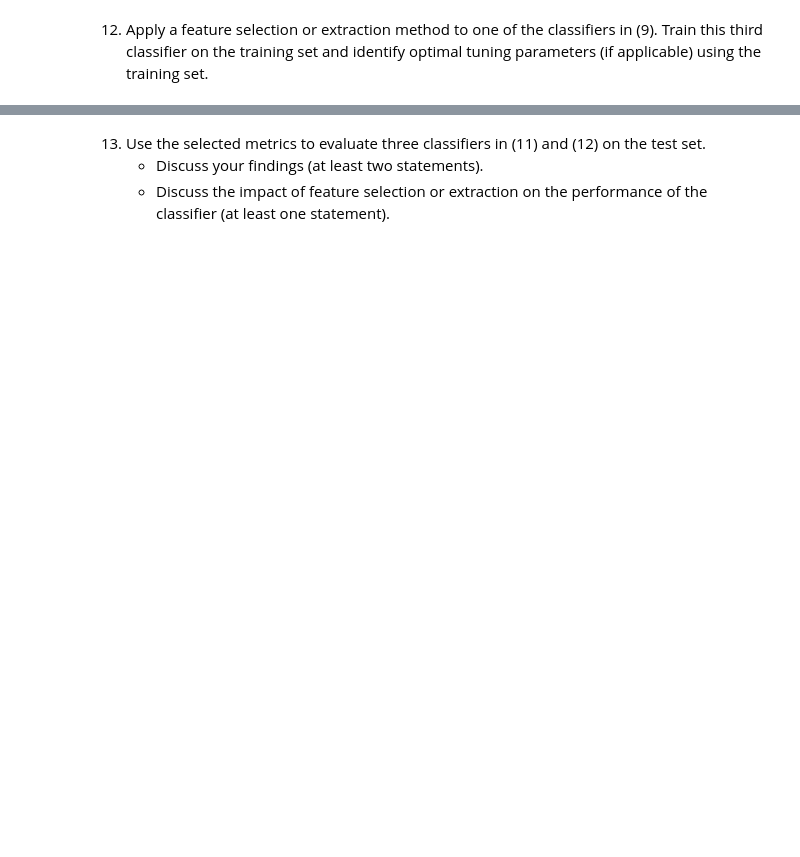
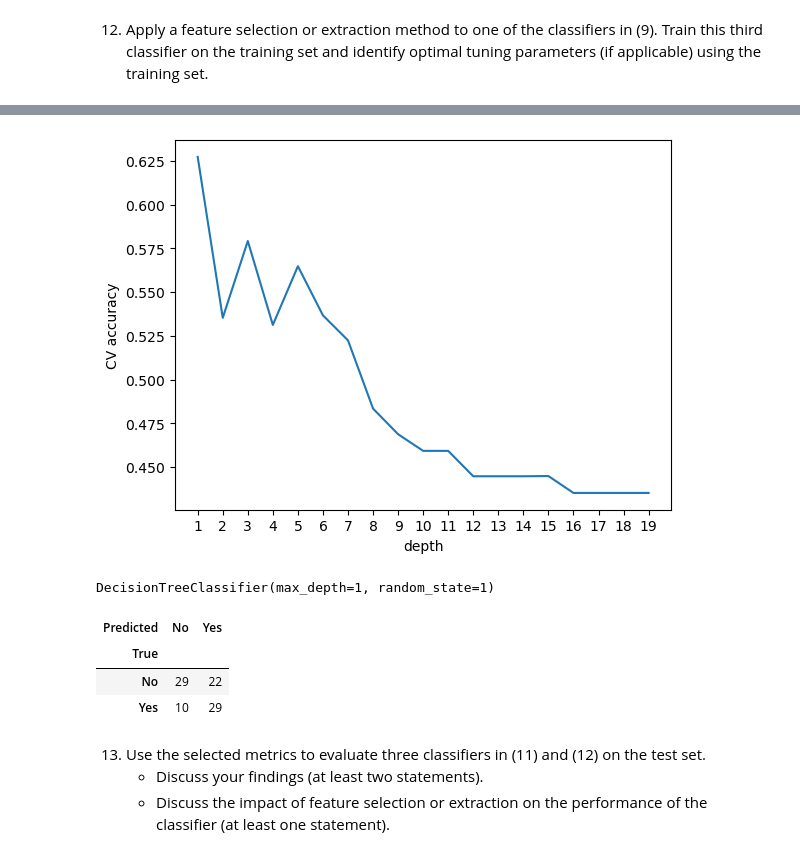
Before and after one commit to tazqq/Assignment6_Group16, a Jupyter notebook: Assignment_6.ipynb, the cells around one changed output, grey strips where cells are left out. Drawn from its saved outputs; the diff is of its cells as text; code cells hidden in the pictures; blank space fills up the shorter version.

```diff
--- a/Assignment_6.ipynb
+++ b/Assignment_6.ipynb
@@ -240,3 +312,54 @@ DecisionTreeClassifier(max_depth=6, random_state=1)
+# %%
+selected_features = ["age", "trestbps", "fbs"]
+X_train_N = X_train[selected_features].copy()
+X_test_N = X_test[selected_features].copy()
+# %%
+depth_range = range(1, 20)
+cv_scores_N = []
+for k in depth_range:
+    dt = DecisionTreeClassifier(
+        criterion='gini', # growing tree based on gini index
+        random_state=0,
+        max_depth=k
+        )
+
+    # 5-fold cross-validation using accuracy. We choose to use 5-fold is becasue we have a small data set (around 300 observations).
+    cv_scores_k = cross_val_score(
+        dt,
+        X_train_N,
+        y_train,
+        cv=5,
+        # accuracy for classification on the hold-out folds
+        scoring='accuracy'
+    )
+
+    # append the average accuracy across all folds
+    cv_scores_N.append(np.mean(cv_scores_k))
+# %%
+plt.plot(depth_range, cv_scores_N)
+plt.xlabel('depth')
+plt.ylabel('CV accuracy')
+plt.xticks(range(1,20))
+plt.show()
+# %% [output]
+[figure, added]
+# %%
+tree_clf2 = DecisionTreeClassifier(max_depth=1, random_state=1)
+tree_clf2.fit(X_train_N, y_train)
+# %% [output]
+DecisionTreeClassifier(max_depth=1, random_state=1)
+# %%
+pred_t2 = tree_clf2.predict(X_test_N)
+
+cm2 = pd.DataFrame(confusion_matrix(y_test, pred_t2), index=['No', 'Yes'], columns=['No', 'Yes'])
+cm2.index.name = 'True'
+cm2.columns.name = 'Predicted'
+cm2
+# %% [output]
+| Predicted | No | Yes |
+| True |  |  |
+| No | 29 | 22 |
+| Yes | 10 | 29 |
 # %% [markdown]
 13. Use the selected metrics to evaluate three classifiers in (11) and (12) on the test set.
     - Discuss your findings (at least two statements).
```
Also changed, not shown: parts of 16 cells of this notebook.
